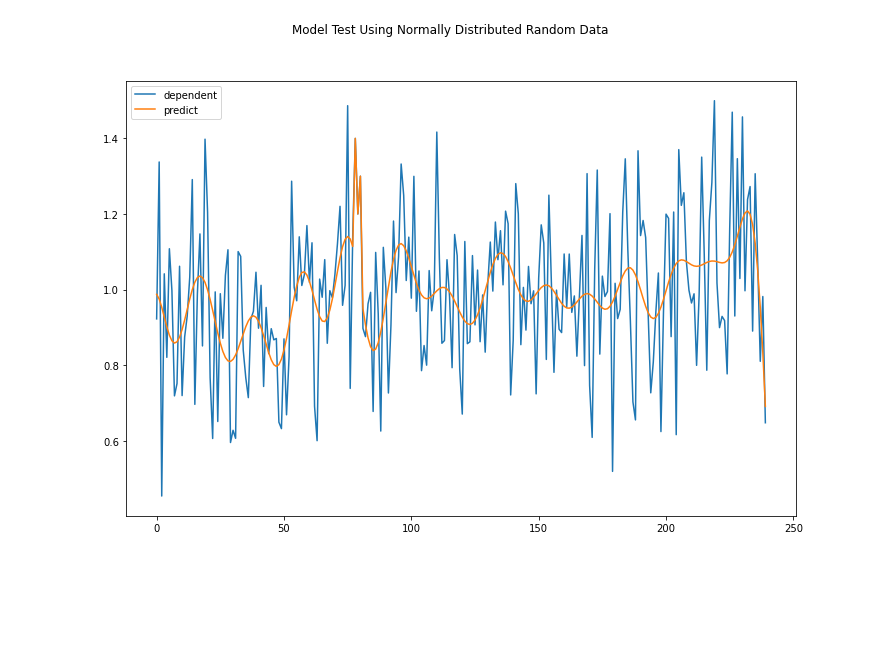
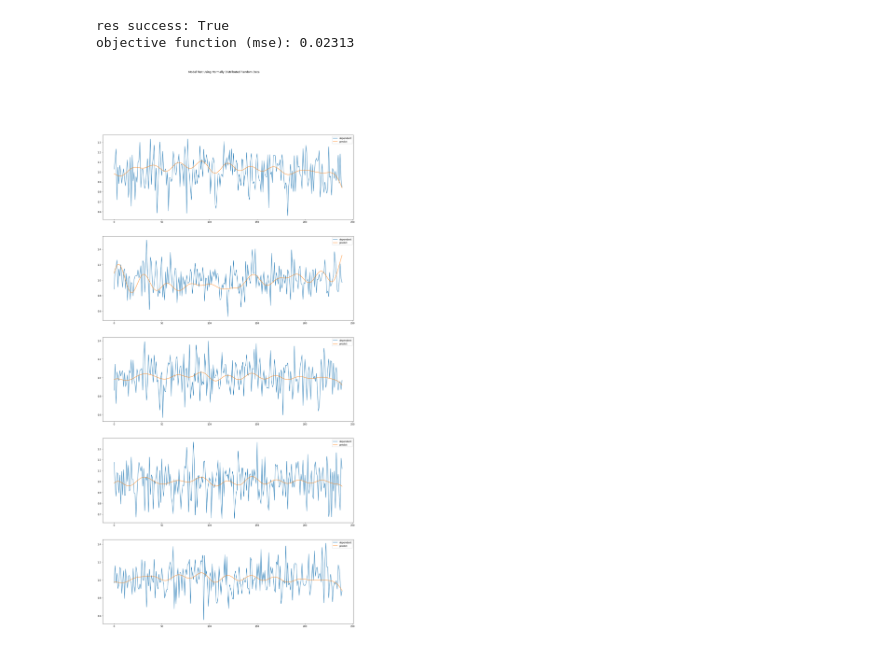
Before and after one commit to matthew-lim/Vanguard-Volatility-Project, a Jupyter notebook: Anderson_model.ipynb, the cells around one changed output. Cells and saved outputs as stored; diff of their text form; code cells hidden in the pictures; blank space fills up the shorter version.

Commit message:
Update anderson model with multi-day regression

```diff
--- a/Anderson_model.ipynb
+++ b/Anderson_model.ipynb
@@ -132,16 +183,30 @@ class FlexibleFourierRegression():
         return result
+# %%
+day_num = 5
+tol = 0.001
+sigma_t = normal(0.3, 0.1, day_num)
 # %%
-y = normal(1, 0.2, 240)
-y[78], y[79], y[80] = 1.4, 1.2, 1.3
-test = FlexibleFourierRegression(N=240, di=[78, 79, 80], J=5, P=15)
-sigma_t = 0.2
-res = test.train(y, sigma_t)
+y = normal(1, 0.15, 240 * day_num)
+y = y.reshape([240, day_num])
+test = FlexibleFourierRegression(N=240, di=[], J=4, P=10)
+res = test.train(y, sigma_t, 0.01)
+print("optimizer success: {}".format(res.success))
+print("objective function (mse): {:.5f}".format(res.fun))
 result = test.predict(sigma_t)
+# %% [output]
+res success: True
+objective function (mse): 0.02313
 # %%
-fig, ax = plt.subplots(1, 1, figsize=(12, 8))
-ax.plot(y, label="dependent")
-ax.plot(result, label="predict")
-ax.legend()
+fig, ax = plt.subplots(day_num, 1, figsize=(20, 8 * day_num))
+if day_num == 1:
+    ax.plot(y[:,idx], label="dependent")
+    ax.plot(result[:, idx], label="predict")
+    ax.legend()
+else:
+    for idx in range(0, day_num):
+        ax[idx].plot(y[:,idx], label="dependent")
+        ax[idx].plot(result[:, idx], label="predict")
+        ax[idx].legend()
 title = fig.suptitle("Model Test Using Normally Distributed Random Data")
 # %% [output]
-[figure, old version]
+[figure, new version]
```
Also changed, not shown: parts of 2 cells of this notebook.
